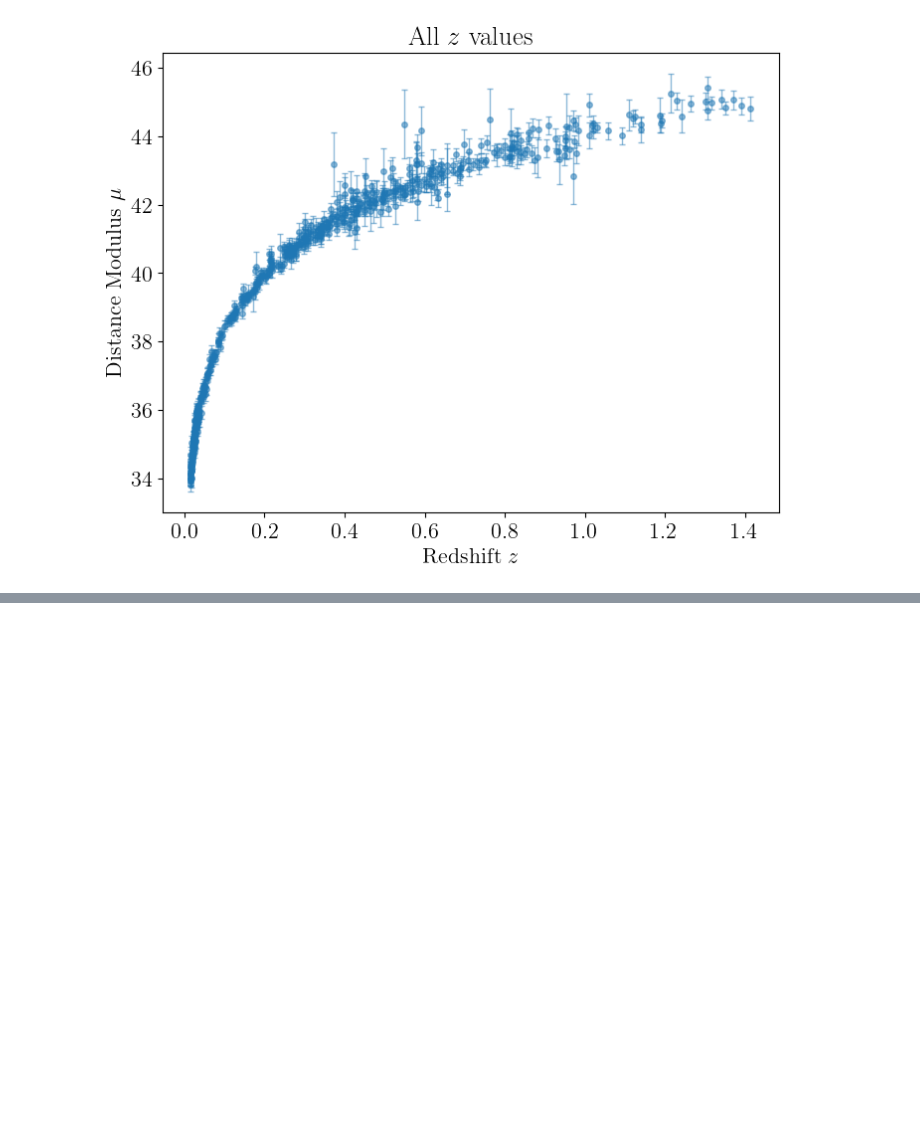
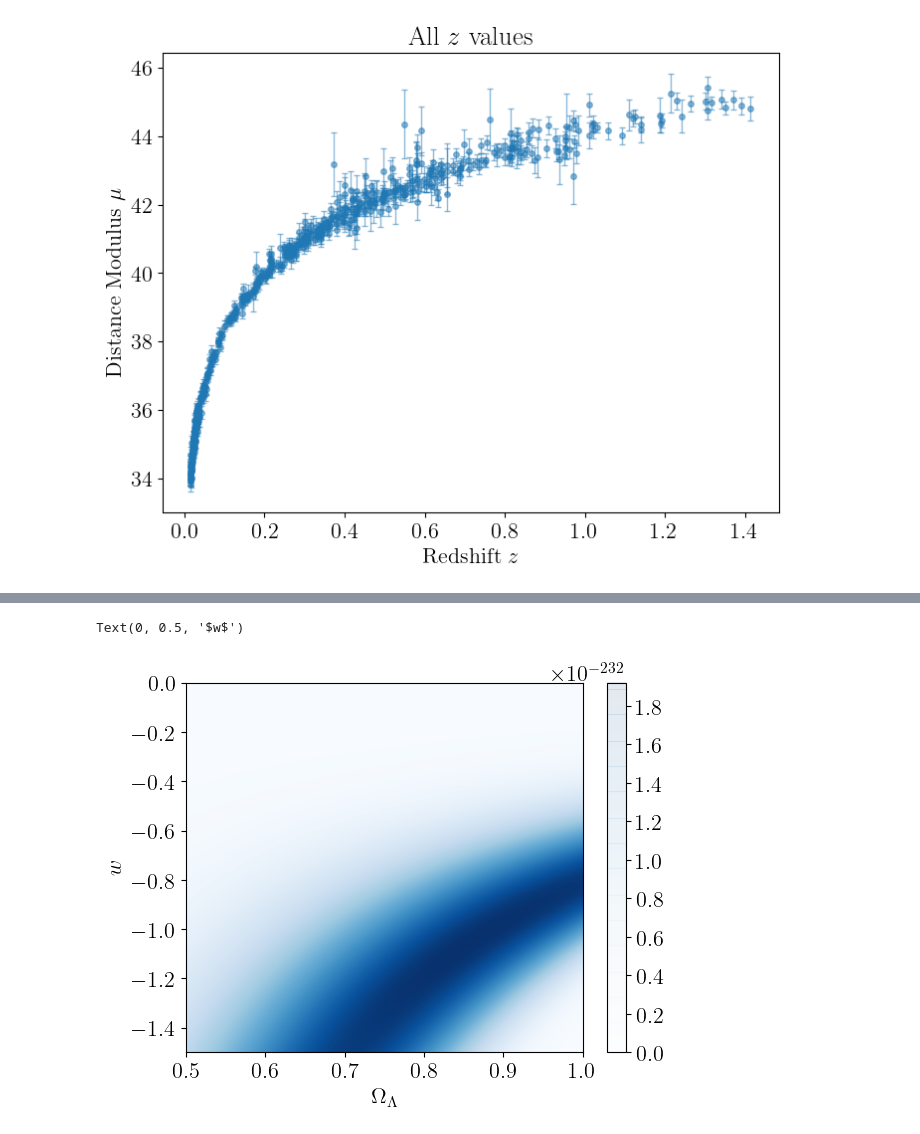
Before and after one commit to j-haralds/Advanced_sim, a Jupyter notebook: proj1_shared/proj1_2_jonatan.ipynb, the cells around one changed output, grey strips where cells are left out. Saved outputs shown, nothing was run; the diff lists cells and outputs as text; code cells hidden in the pictures; blank space fills up the shorter version.

```diff
--- a/proj1_shared/proj1_2_jonatan.ipynb
+++ b/proj1_shared/proj1_2_jonatan.ipynb
@@ -145,27 +143,27 @@ def model(theta, z):
     mu = d_to_mu(d)
     return mu
 # %%
-def log_likelihood(theta, z, mu, sig_mu):
+def log_likelihood(theta, z, mu, sig_mu, opt = False):
     '''
 
     z - found in data frame
     mu - found in data frame
     sig_m - found in data frame
     '''
-    lam = theta[0]#.flatten()
-    w = theta[1]#.flatten()
     sigma2 = 1
 
     s2 = sig_mu**2# + theta[2]**2
     Nd = len(mu)
-    weight = 1 / s2 * 1/Nd
+    weight = 1 / s2
     W = np.diag(weight)
     #print(np.max(W))
     y = mu
     mu_model = model(theta,z)
 
     log_like = -0.5 * (y - mu_model).T @ W @ (y - mu_model) + 0.5 * np.linalg.det(W) - Nd * (np.sum(np.log(2 * np.pi * sigma2))/2)
-
-    return log_like#, y[0], model[0]
+    if opt:
+        return -log_like
+    else:
+        return log_like
 # %%
 
@@ -181,11 +185,8 @@ nan
 # %%
-lam = np.linspace(0,0.7,len(z))
-w = np.linspace(-1.5,1.5,len(lam))
+lam = np.linspace(0.5,1,50)
+w = np.linspace(-1.5,0,len(lam))
 
 lam_grid, wgrid = np.meshgrid(lam,w)
-
-HQ_grid = np.dstack((lam_grid,wgrid))
-grid = HQ_grid.reshape(-1,2)
 
 sig = mu_err
 
@@ -198,10 +199,7 @@ for q_i,i in zip(w, range(len(w))):
     for H_i,j in zip(lam, range(len(lam))):
         lh = log_likelihood([H_i,q_i,0.5], z, mu, sig)
         like[i,j] = np.exp(lh)
-
-
-"""post_pdf = np.zeros_like(grid)
-for th_idx, th_val in enumerate(H0):
-    for s2_idx, s2_val in enumerate(q0):
-        post_pdf[s2_idx][th_idx] = log_posterior([th_val,s2_val], z, mu, sig)"""
+        if 100 * n / (len(w) * len(lam)) % 1 == 0:
+            print(f'n% = {100 * n / (len(w) * len(lam))}')
+        n+=1
 # %% [output]
@@ -209,4 +226,9 @@ KeyboardInterrupt:
 # %%
 plt.contourf(lam_grid, wgrid, like, levels=200, cmap='Blues')#,alpha=0.5)
-plt.xlabel('$$ [km/s/Mpc]')
-plt.ylabel('$q_0$')
+plt.contour(lam_grid, wgrid, like, levels=200, cmap='Blues',alpha = 0.1)#,alpha=0.5)
+plt.colorbar()
+plt.xlabel('$\Omega_\Lambda$')
+plt.ylabel('$w$')
+# %% [output]
+Text(0, 0.5, '$w$')
+[figure, added]
```
Also changed, not shown: parts of 6 cells of this notebook.
